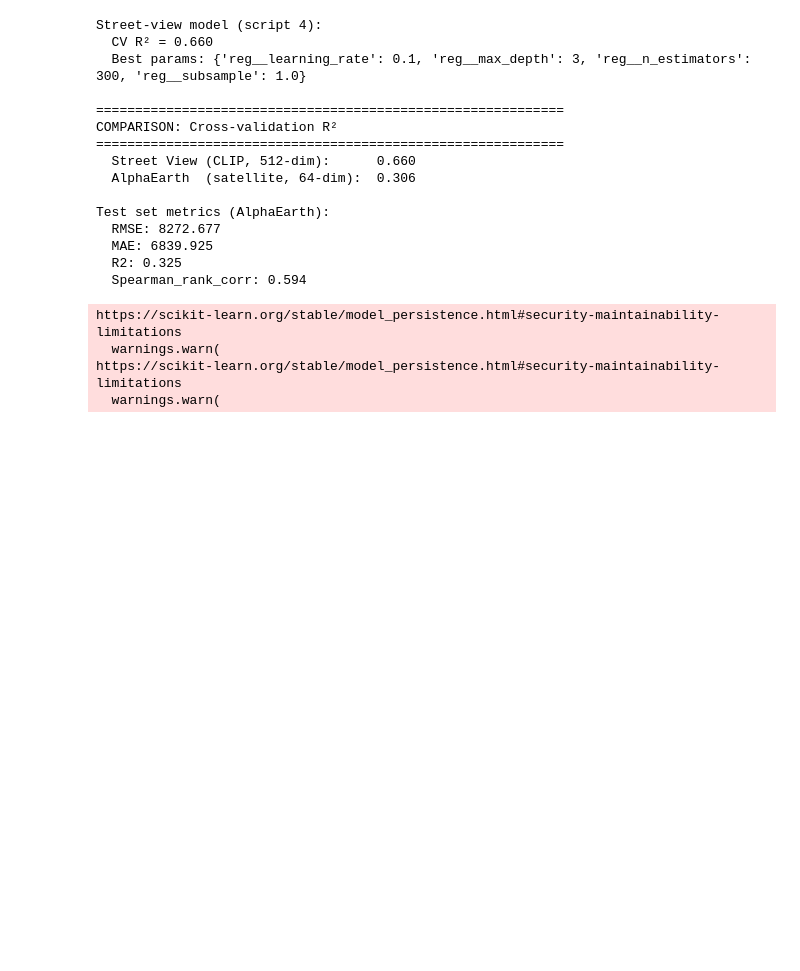
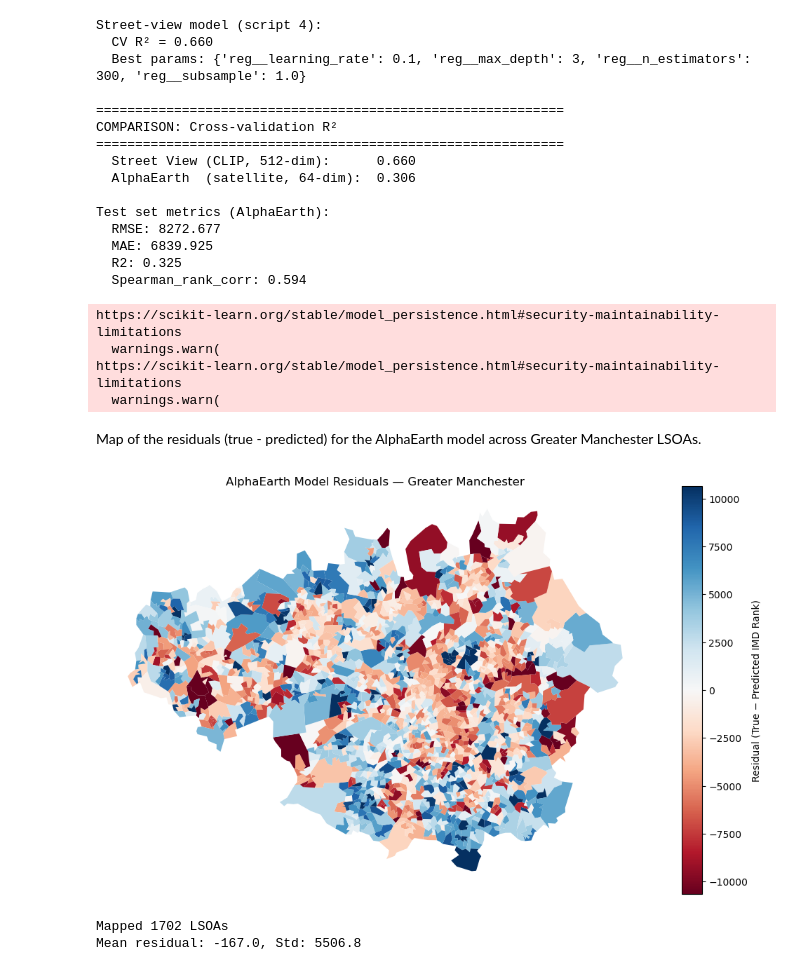
Before and after one commit to Urban-Analytics/INTEGRATE-Embeddings-Deprivation, a Jupyter notebook: notebooks/9b-RunModelWithAlphaEarthEmbeddings.ipynb, the cells around one changed output. Saved outputs shown, nothing was run; the diff lists cells and outputs as text; code cells hidden in the pictures; blank space fills up the shorter version.

Commit message:
added residual map; inconclusive

```diff
--- a/notebooks/9b-RunModelWithAlphaEarthEmbeddings.ipynb
+++ b/notebooks/9b-RunModelWithAlphaEarthEmbeddings.ipynb
@@ -342,3 +342,38 @@ https://scikit-learn.org/stable/model_persistence.html#security-maintainability-
   warnings.warn(
 https://scikit-learn.org/stable/model_persistence.html#security-maintainability-limitations
   warnings.warn(
+# %% [markdown]
+Map of the residuals (true - predicted) for the AlphaEarth model across Greater Manchester LSOAs.
+# %%
+# Predict on ALL LSOAs (not just the test set) so we get a complete map
+y_pred_all = best_model.predict(X)
+residuals = y - y_pred_all  # positive = model under-predicted deprivation (true rank higher)
+
+# Attach residuals to the dataframe and merge with geometries
+residual_df = big_summary_df_with_imd[['LSOA21CD']].copy()
+residual_df['residual'] = residuals
+
+gm_residuals = gm_lsoa.merge(residual_df, on='LSOA21CD', how='inner')
+
+# Plot
+fig, ax = plt.subplots(1, 1, figsize=(10, 10))
+vmax = np.percentile(np.abs(gm_residuals['residual']), 95)  # symmetric colour scale clipped at 95th percentile
+gm_residuals.plot(
+    column='residual',
+    cmap='RdBu',       # red = negative residual (over-predicted rank / under-predicted deprivation)
+    vmin=-vmax,         # blue = positive residual (under-predicted rank / over-predicted deprivation)
+    vmax=vmax,
+    legend=True,
+    legend_kwds={'label': 'Residual (True − Predicted IMD Rank)', 'shrink': 0.6},
+    ax=ax)
+ax.set_title('AlphaEarth Model Residuals — Greater Manchester')
+ax.set_axis_off()
+plt.tight_layout()
+plt.show()
+
+print(f"Mapped {len(gm_residuals)} LSOAs")
+print(f"Mean residual: {residuals.mean():.1f}, Std: {residuals.std():.1f}")
+# %% [output]
+[figure, added]
+Mapped 1702 LSOAs
+Mean residual: -167.0, Std: 5506.8
```
